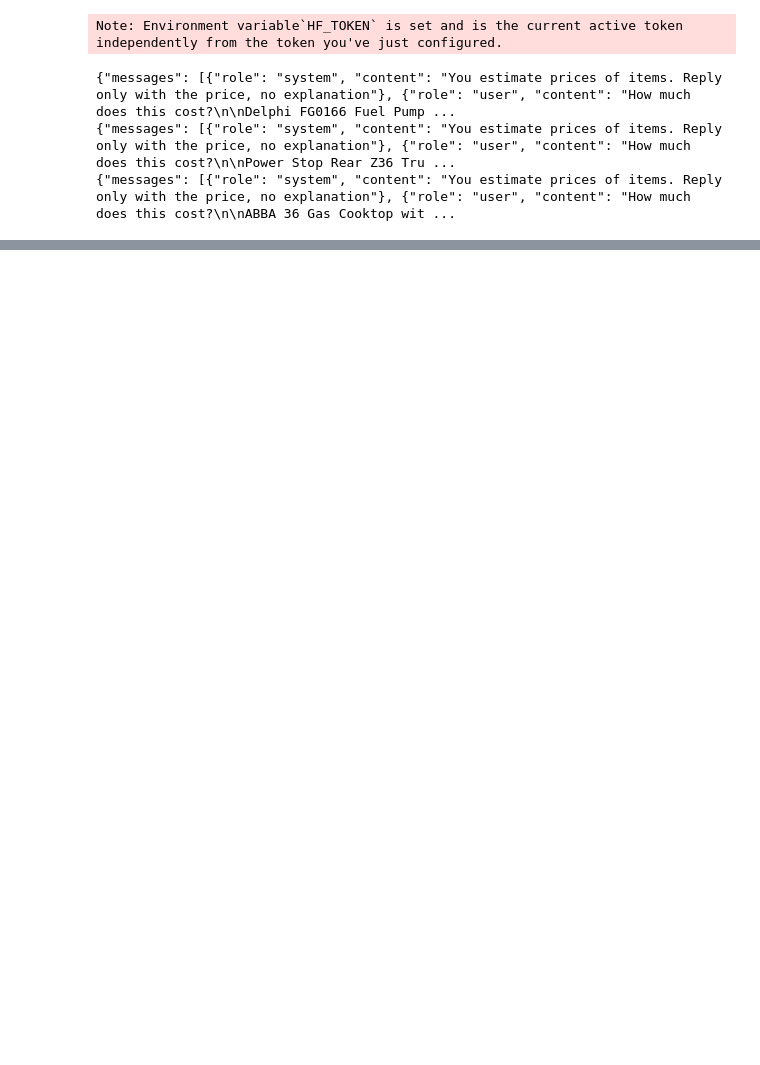
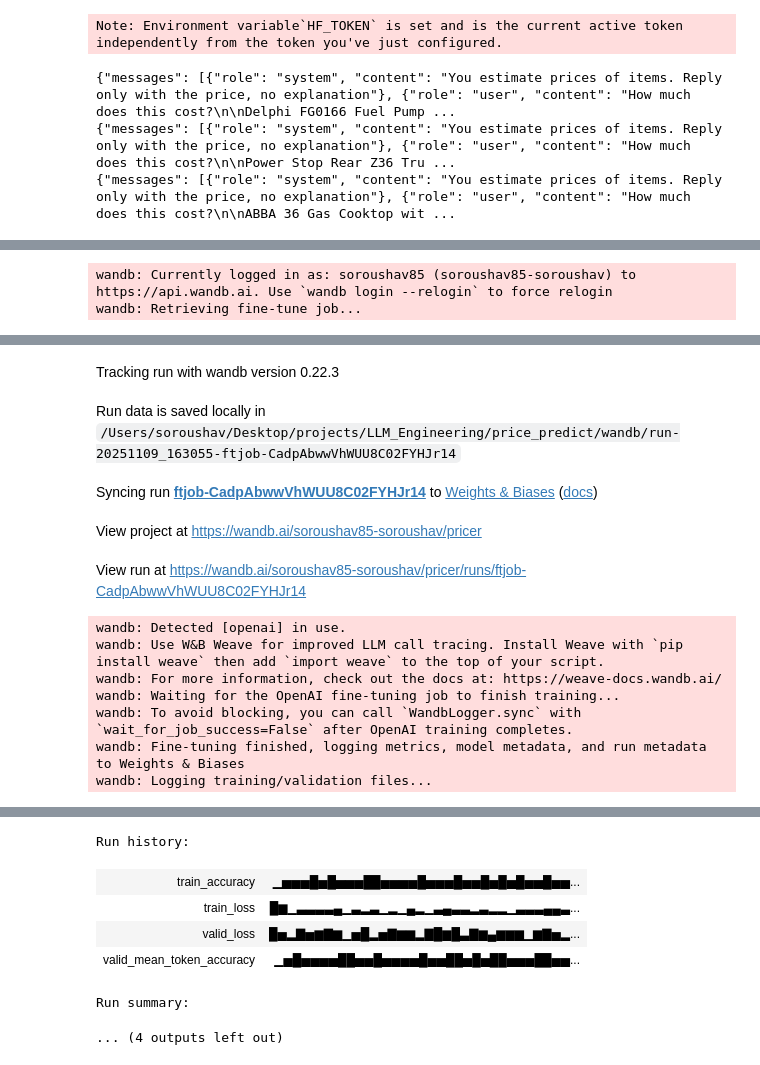
Before and after one commit to Soroushav/llm_basics, a Jupyter notebook: price_predict/fine_tune_openai.ipynb, the cells around one changed output, grey strips where cells are left out. Cells and saved outputs as stored; diff of their text form; code cells hidden in the pictures; blank space fills up the shorter version.

```diff
--- a/price_predict/fine_tune_openai.ipynb
+++ b/price_predict/fine_tune_openai.ipynb
@@ -117,0 +102,13 @@ openai.fine_tuning.jobs.list_events(fine_tuning_job_id=job_id, limit=20).data
+# %%
+job_id = 'ftjob-CadpAbwwVhWUU8C02FYHJr14'
+# %%
+import wandb
+from wandb.integration.openai.fine_tuning import WandbLogger
+
+# Log in to Weights & Biases.
+wandb.login()
+# Sync the fine-tuning job with Weights & Biases.
+WandbLogger.sync(fine_tune_job_id=job_id, project="pricer")
+# %% [output]
+wandb: Currently logged in as: soroushav85 (soroushav85-soroushav) to https://api.wandb.ai. Use `wandb login --relogin` to force relogin
+wandb: Retrieving fine-tune job...
@@ -117,0 +116,12 @@ openai.fine_tuning.jobs.list_events(fine_tuning_job_id=job_id, limit=20).data
+Tracking run with wandb version 0.22.3
+Run data is saved locally in /Users/soroushav/Desktop/projects/LLM_Engineering/price_predict/wandb/run-20251109_163055-ftjob-CadpAbwwVhWUU8C02FYHJr14
+Syncing run ftjob-CadpAbwwVhWUU8C02FYHJr14 to Weights & Biases (docs)
+View project at https://wandb.ai/soroushav85-soroushav/pricer
+View run at https://wandb.ai/soroushav85-soroushav/pricer/runs/ftjob-CadpAbwwVhWUU8C02FYHJr14
+wandb: Detected [openai] in use.
+wandb: Use W&B Weave for improved LLM call tracing. Install Weave with `pip install weave` then add `import weave` to the top of your script.
+wandb: For more information, check out the docs at: https://weave-docs.wandb.ai/
+wandb: Waiting for the OpenAI fine-tuning job to finish training...
+wandb: To avoid blocking, you can call `WandbLogger.sync` with `wait_for_job_success=False` after OpenAI training completes.
+wandb: Fine-tuning finished, logging metrics, model metadata, and run metadata to Weights & Biases
+wandb: Logging training/validation files...
@@ -117,0 +129,7 @@ openai.fine_tuning.jobs.list_events(fine_tuning_job_id=job_id, limit=20).data
+Run history:
+| train_accuracy | ▁▅▅▅█▅█▅▅▅██▅▅▅▅█▅▅▅█▅▅█▅█▅█▅▅█▅▅... |
+| train_loss | █▆▁▃▃▃▃▄▁▃▂▃▁▂▁▄▂▁▃▄▃▃▂▃▂▂▁▃▃▃▄▄▃... |
+| valid_loss | █▅▂▇▅▆▇▆▁▅█▂▅▇▆▆▂▇█▆█▃▇▆▄▆▆▆▁▆▇▅▂... |
+| valid_mean_token_accuracy | ▁▅█▅▅▅▅██▅▅█▅▅▅▅█▅▅██▅█▅██▅▅▅██▅▅... |
+Run summary:
+... (4 outputs left out)
```
Also changed, not shown: parts of 24 cells of this notebook.
